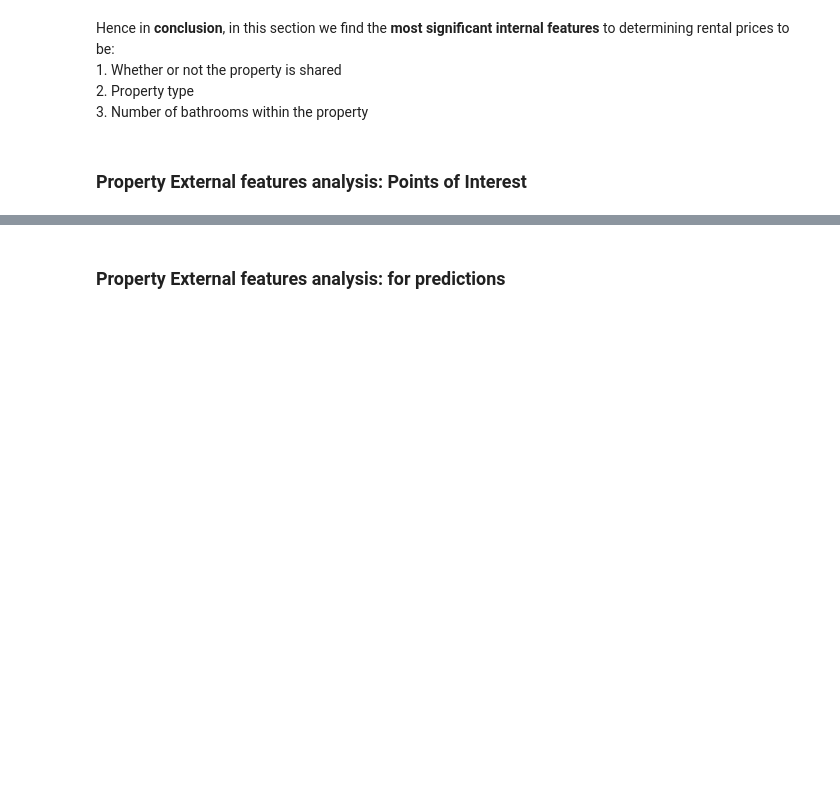
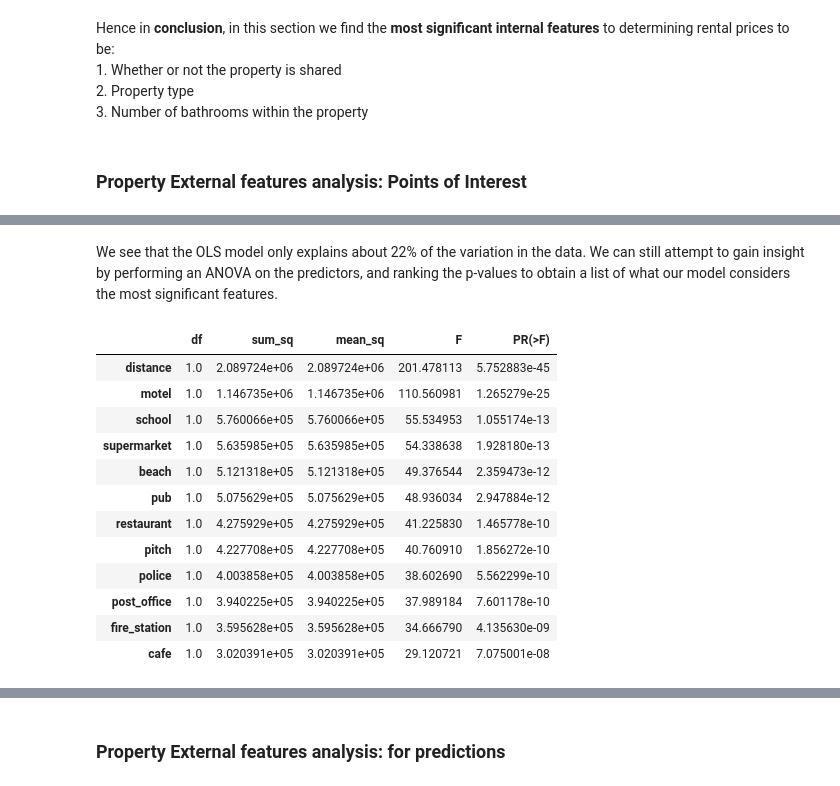
Before and after one commit to MAST30034-Applied-Data-Science/generic-real-estate-consulting-project-18, a Jupyter notebook: notebooks/Summary_notebook_final.ipynb, the cells around one changed output, grey strips where cells are left out. Cells and saved outputs as stored; diff of their text form; code cells hidden in the pictures; blank space fills up the shorter version.

```diff
--- a/notebooks/Summary_notebook_final.ipynb
+++ b/notebooks/Summary_notebook_final.ipynb
@@ -102,0 +123,3 @@ Hence in **conclusion**, in this section we find the **most significant internal
+# %%
+summary, anova = get_stats()
+summary.tables[0]
@@ -102,0 +137,19 @@ Hence in **conclusion**, in this section we find the **most significant internal
+# %% [markdown]
+We see that the OLS model only explains about 22% of the variation in the data. We can still attempt to gain insight by performing an ANOVA on the predictors, and ranking the p-values to obtain a list of what our model considers the most significant features.
+# %%
+top_features = anova.sort_values('PR(>F)').head(20)
+top_features.iloc[:12,:]
+# %% [output]
+|  | df | sum_sq | mean_sq | F | PR(>F) |
+| distance | 1.0 | 2.089724e+06 | 2.089724e+06 | 201.478113 | 5.752883e-45 |
+| motel | 1.0 | 1.146735e+06 | 1.146735e+06 | 110.560981 | 1.265279e-25 |
+| school | 1.0 | 5.760066e+05 | 5.760066e+05 | 55.534953 | 1.055174e-13 |
+| supermarket | 1.0 | 5.635985e+05 | 5.635985e+05 | 54.338638 | 1.928180e-13 |
+| beach | 1.0 | 5.121318e+05 | 5.121318e+05 | 49.376544 | 2.359473e-12 |
+| pub | 1.0 | 5.075629e+05 | 5.075629e+05 | 48.936034 | 2.947884e-12 |
+| restaurant | 1.0 | 4.275929e+05 | 4.275929e+05 | 41.225830 | 1.465778e-10 |
+| pitch | 1.0 | 4.227708e+05 | 4.227708e+05 | 40.760910 | 1.856272e-10 |
+| police | 1.0 | 4.003858e+05 | 4.003858e+05 | 38.602690 | 5.562299e-10 |
+| post_office | 1.0 | 3.940225e+05 | 3.940225e+05 | 37.989184 | 7.601178e-10 |
+| fire_station | 1.0 | 3.595628e+05 | 3.595628e+05 | 34.666790 | 4.135630e-09 |
+| cafe | 1.0 | 3.020391e+05 | 3.020391e+05 | 29.120721 | 7.075001e-08 |
```
Also changed, not shown: parts of 11 cells of this notebook.
